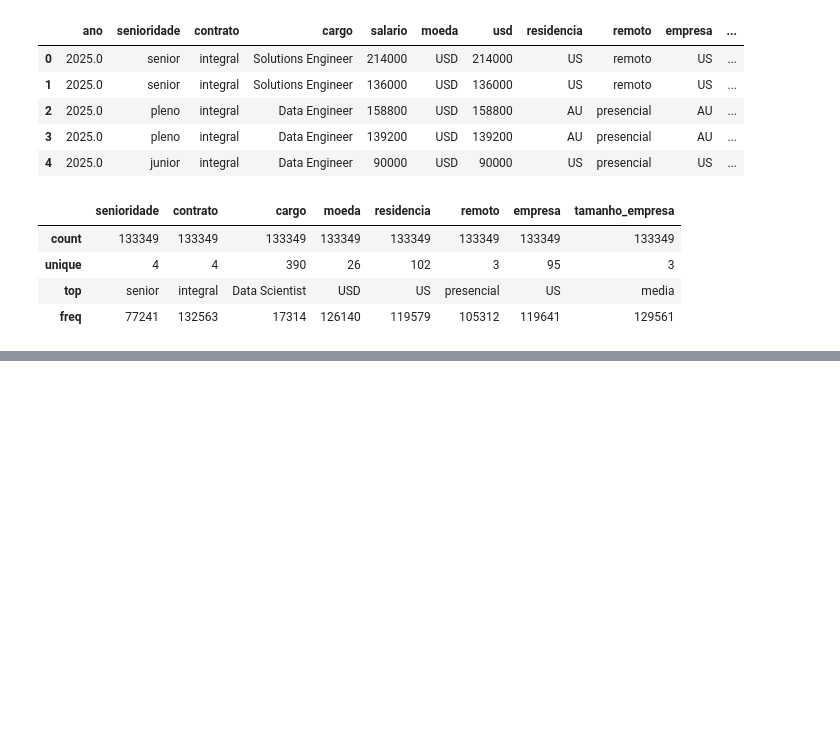
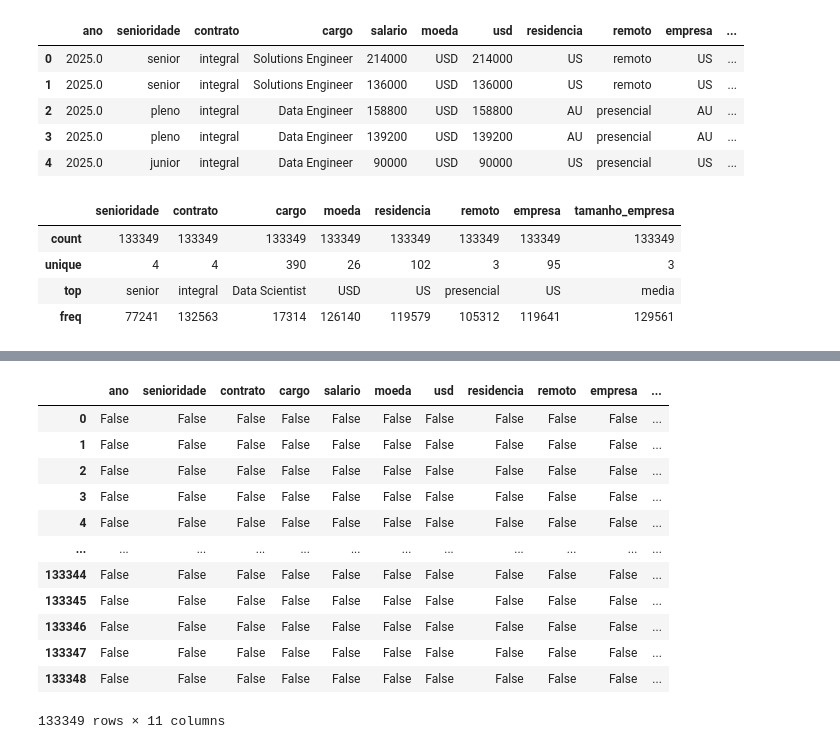
Before and after one commit to hgloor/Cursos_Alura, a Jupyter notebook: Imersão_Python_Aula_1.ipynb, the cells around one changed output, grey strips where cells are left out. Drawn from its saved outputs; the diff is of its cells as text; code cells hidden in the pictures; blank space fills up the shorter version.

```diff
--- a/Imersão_Python_Aula_1.ipynb
+++ b/Imersão_Python_Aula_1.ipynb
@@ -233,0 +244,16 @@ df.describe(include='object')
+# %%
+df.isnull()
+# %% [output]
+|  | ano | senioridade | contrato | cargo | salario | moeda | usd | residencia | remoto | empresa | ... |
+| 0 | False | False | False | False | False | False | False | False | False | False | ... |
+| 1 | False | False | False | False | False | False | False | False | False | False | ... |
+| 2 | False | False | False | False | False | False | False | False | False | False | ... |
+| 3 | False | False | False | False | False | False | False | False | False | False | ... |
+| 4 | False | False | False | False | False | False | False | False | False | False | ... |
+| ... | ... | ... | ... | ... | ... | ... | ... | ... | ... | ... | ... |
+| 133344 | False | False | False | False | False | False | False | False | False | False | ... |
+| 133345 | False | False | False | False | False | False | False | False | False | False | ... |
+| 133346 | False | False | False | False | False | False | False | False | False | False | ... |
+| 133347 | False | False | False | False | False | False | False | False | False | False | ... |
+| 133348 | False | False | False | False | False | False | False | False | False | False | ... |
+133349 rows × 11 columns
```
Also changed, not shown: parts of 11 cells of this notebook.
